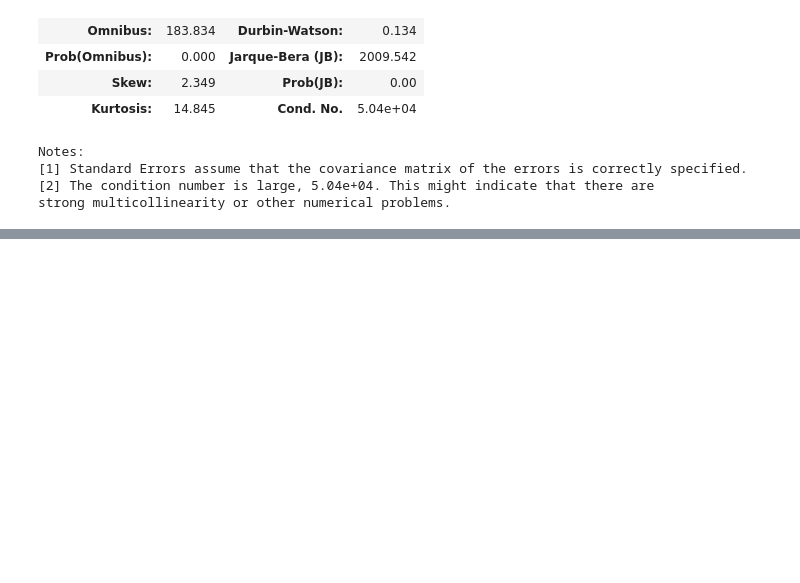
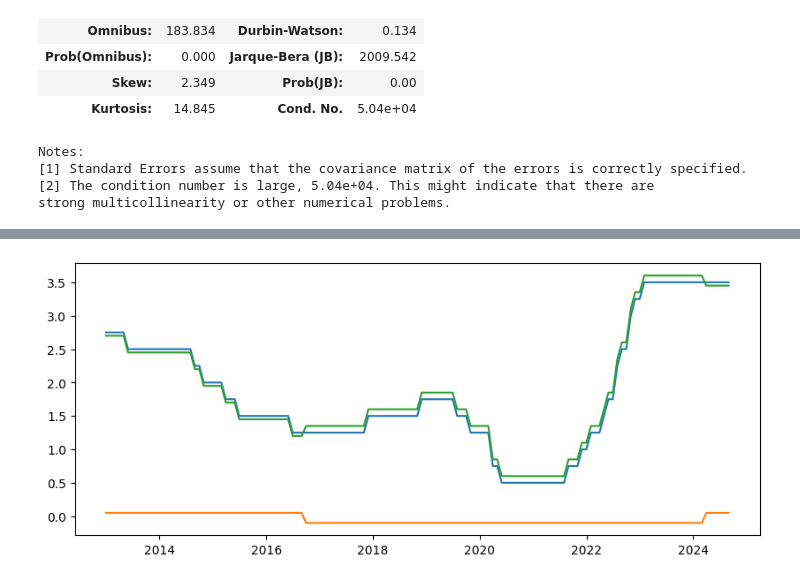
Before and after one commit to YoungminChoAtKaist/findb2024, a Jupyter notebook: findatabase.ipynb, the cells around one changed output, grey strips where cells are left out. Drawn from its saved outputs; the diff is of its cells as text; code cells hidden in the pictures; blank space fills up the shorter version.

Commit message:
apply additional data sources

```diff
--- a/findatabase.ipynb
+++ b/findatabase.ipynb
@@ -813,0 +927,13 @@ df_WUIJPN.tail()
+# %%
+dfs = []
+
+for fname in filenames :
+    print(f"Loading {fname}...")
+
+    df = pd.read_excel(f"data/{fname}.xlsx")
+    df = df.set_index('date')
+
+    dfs.append(df)
+
+print("** Completed! **")
+dfs
@@ -813,0 +975,5 @@ df_WUIJPN.tail()
+# %%
+df_merged = pd.concat(dfs, axis=1)
+df_merged.rename(columns={'krw_xr_0000002': 'krw_jpy_xr'}, inplace=True)
+df_merged = df_merged.sort_index()
+df_merged
@@ -813,0 +995,5 @@ df_WUIJPN.tail()
+# %%
+df_merged = df_merged['2012-12-31':]
+df_merged = df_merged.resample('ME').last()
+df_merged = df_merged.ffill()
+df_merged
@@ -813,0 +1015,5 @@ df_WUIJPN.tail()
+# %%
+# Y. F12.ann_ret
+df_merged['ann_ret'] = df_merged['krw_jpy_xr'].pct_change(periods=12) * 100
+df_merged['F12.ann_ret'] = df_merged['ann_ret'].shift(-12)
+df_merged[['ann_ret', 'F12.ann_ret']]
@@ -813,0 +1035,11 @@ df_WUIJPN.tail()
+# %%
+# X1. 한일 정책금리 차이
+df_merged['policy_ir_diff'] = df_merged['policy_ir_kr'] - df_merged['policy_ir_jp']
+df_merged['policy_ir_diff_rt'] = df_merged['policy_ir_diff'].pct_change(periods=12) * 100
+
+plt.rcParams['figure.figsize'] = (10, 4)
+
+plt.plot(df_merged[['policy_ir_kr', 'policy_ir_jp', 'policy_ir_diff']])
+plt.show()
+# %% [output]
+[figure, added]
```
Also changed, not shown: parts of 49 cells of this notebook, 41 other files.
